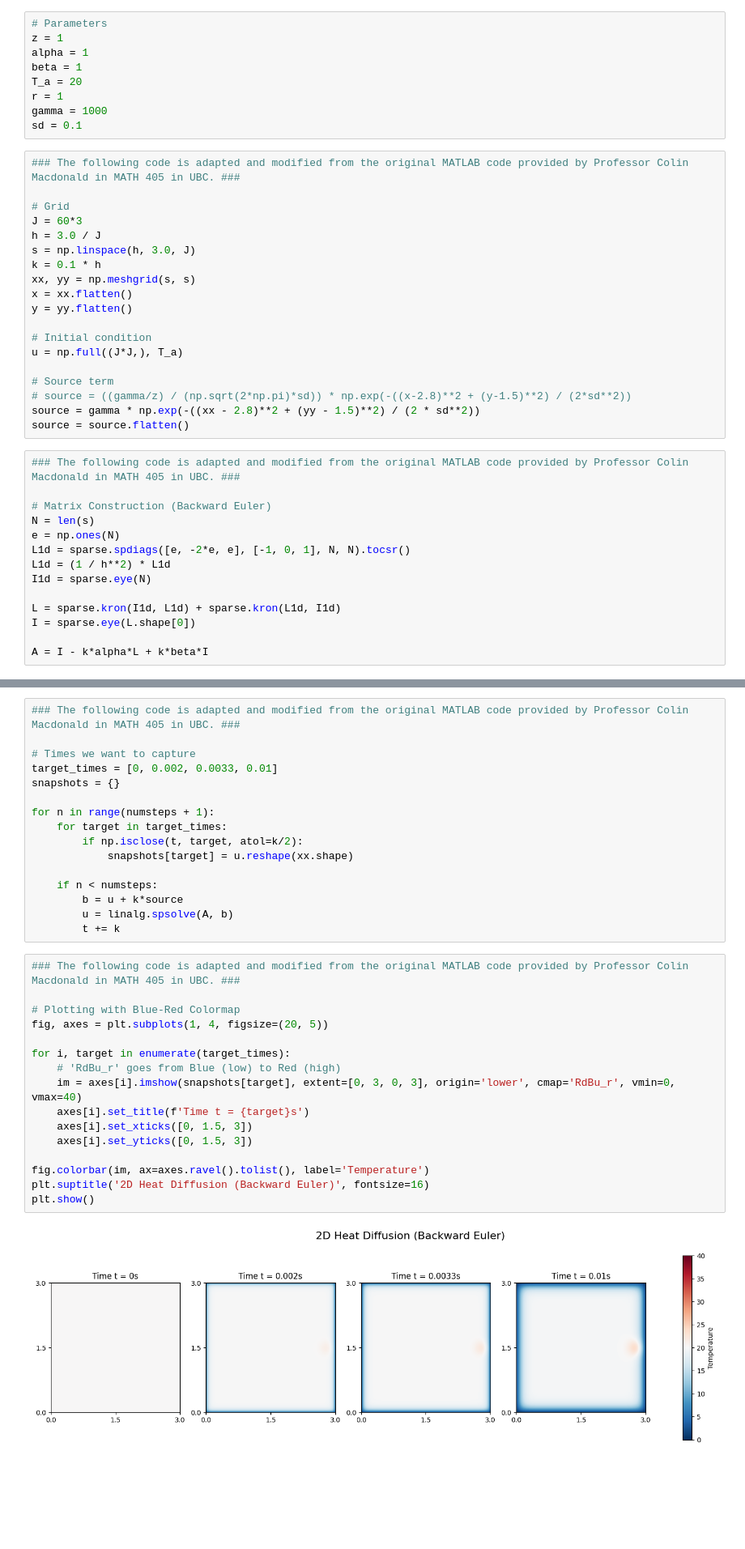
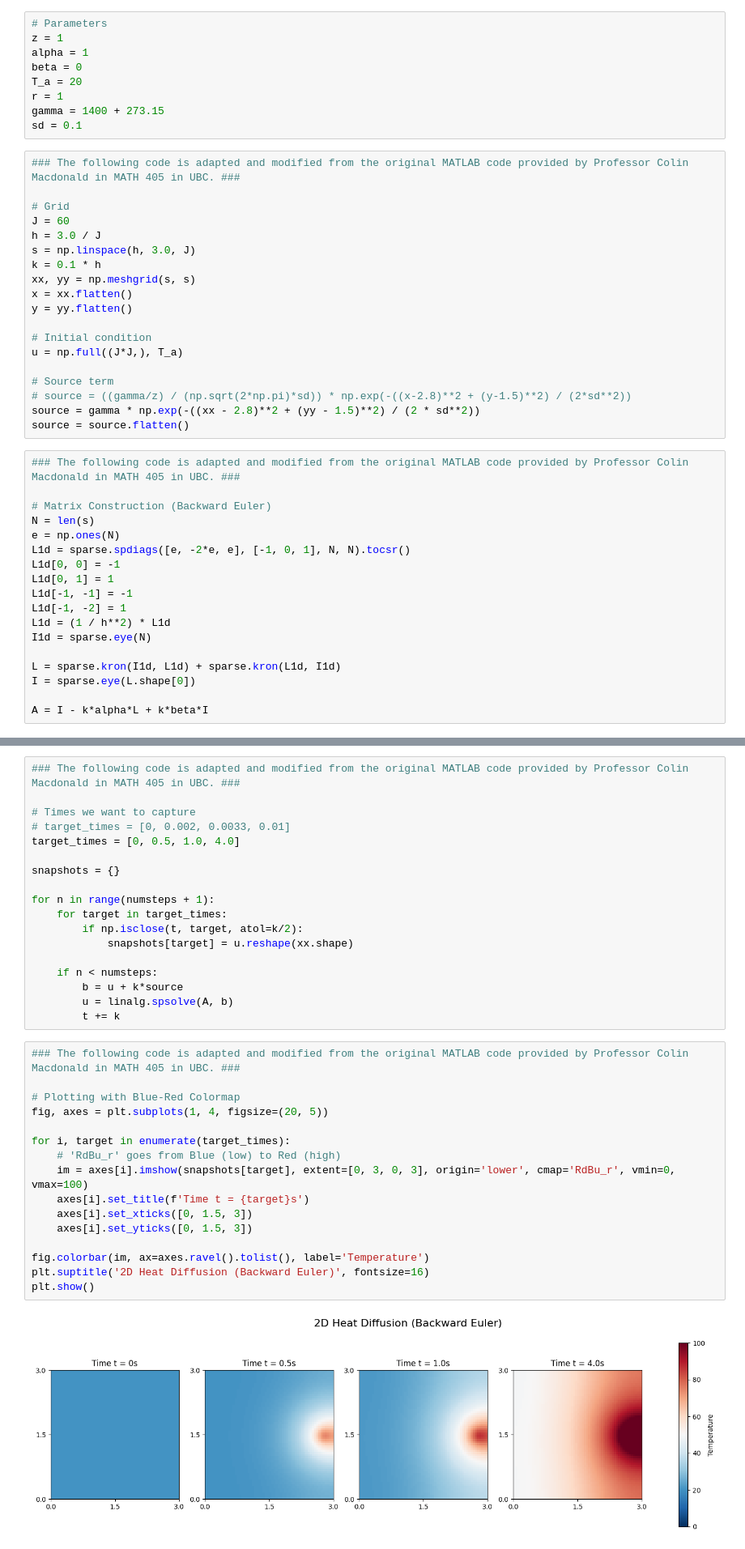
Before and after one commit to tusm06/MATH461_Unit03, a Jupyter notebook: main.ipynb, the cells around one changed output, grey strips where cells are left out. Shown at 81% size. Saved outputs shown, nothing was run; the diff lists cells and outputs as text; blank space fills up the shorter version.

```diff
--- a/main.ipynb
+++ b/main.ipynb
@@ -16,16 +16,16 @@ from scipy.sparse import linalg
 # Parameters
 z = 1
 alpha = 1
-beta = 1
+beta = 0
 T_a = 20
 r = 1
-gamma = 1000
+gamma = 1400 + 273.15
 sd = 0.1
 # %%
 ### The following code is adapted and modified from the original MATLAB code provided by Professor Colin Macdonald in MATH 405 in UBC. ###
 
 # Grid
-J = 60*3
+J = 60
 h = 3.0 / J
 s = np.linspace(h, 3.0, J)
 k = 0.1 * h
@@ -47,6 +47,10 @@ source = source.flatten()
 N = len(s)
 e = np.ones(N)
 L1d = sparse.spdiags([e, -2*e, e], [-1, 0, 1], N, N).tocsr()
+L1d[0, 0] = -1
+L1d[0, 1] = 1
+L1d[-1, -1] = -1
+L1d[-1, -2] = 1
 L1d = (1 / h**2) * L1d
 I1d = sparse.eye(N)
 
@@ -65,7 +69,9 @@ t = 0
 ### The following code is adapted and modified from the original MATLAB code provided by Professor Colin Macdonald in MATH 405 in UBC. ###
 
 # Times we want to capture
-target_times = [0, 0.002, 0.0033, 0.01]
+# target_times = [0, 0.002, 0.0033, 0.01]
+target_times = [0, 0.5, 1.0, 4.0]
+
 snapshots = {}
 
 for n in range(numsteps + 1):
@@ -80,18 +86,18 @@ for n in range(numsteps + 1):
 # %%
 ### The following code is adapted and modified from the original MATLAB code provided by Professor Colin Macdonald in MATH 405 in UBC. ###
 
 # Plotting with Blue-Red Colormap
 fig, axes = plt.subplots(1, 4, figsize=(20, 5))
 
 for i, target in enumerate(target_times):
     # 'RdBu_r' goes from Blue (low) to Red (high)
-    im = axes[i].imshow(snapshots[target], extent=[0, 3, 0, 3], origin='lower', cmap='RdBu_r', vmin=0, vmax=40)
+    im = axes[i].imshow(snapshots[target], extent=[0, 3, 0, 3], origin='lower', cmap='RdBu_r', vmin=0, vmax=100)
     axes[i].set_title(f'Time t = {target}s')
     axes[i].set_xticks([0, 1.5, 3])
     axes[i].set_yticks([0, 1.5, 3])
 
 fig.colorbar(im, ax=axes.ravel().tolist(), label='Temperature')
 plt.suptitle('2D Heat Diffusion (Backward Euler)', fontsize=16)
 plt.show()
 # %% [output]
-[figure, old version]
+[figure, new version]
```
Also changed, not shown: parts of 4 cells of this notebook.
